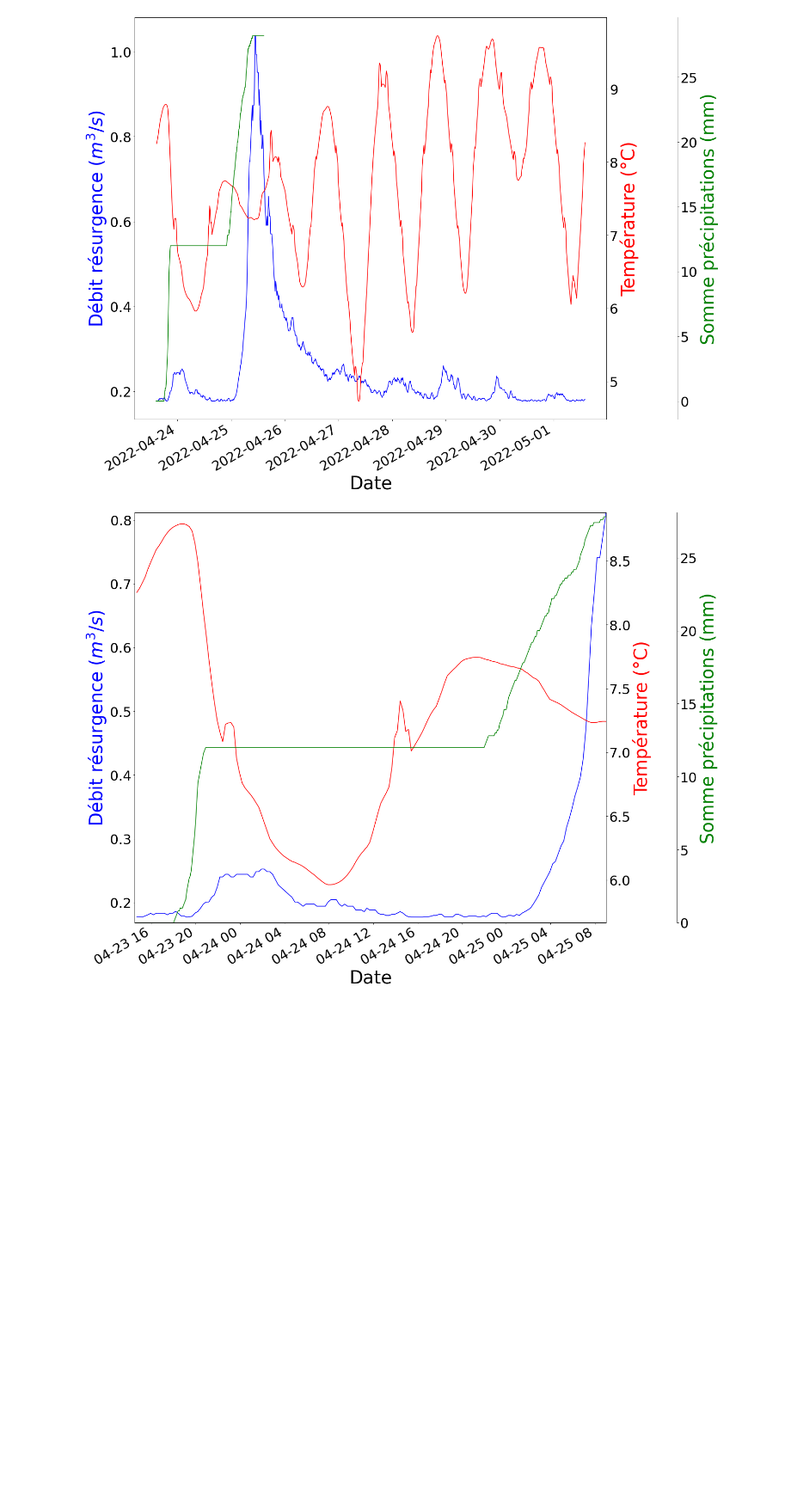
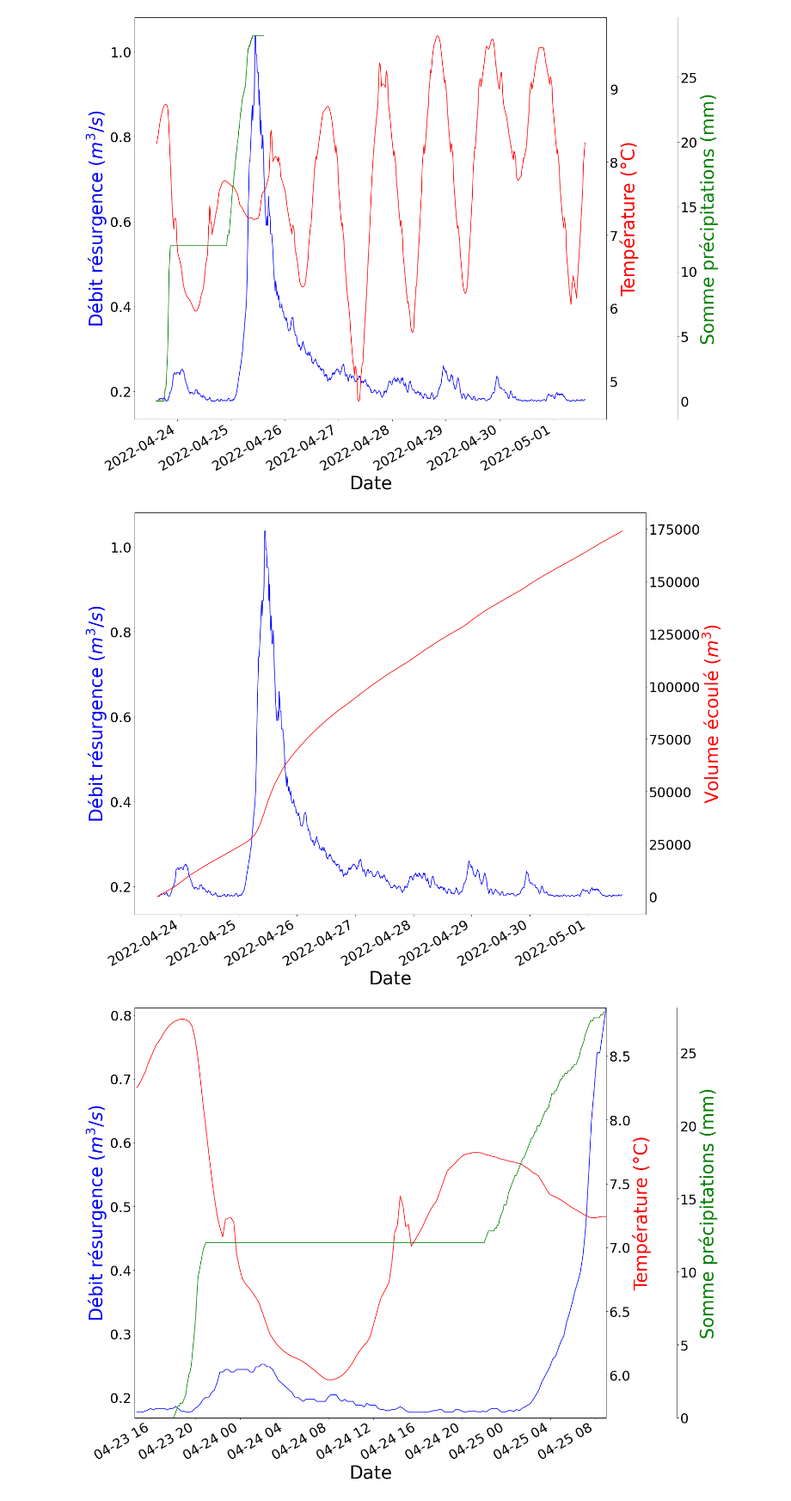
Before and after one commit to BenoitURRUTY/Data_tracage_avril22, a Jupyter notebook: Traçage.ipynb, the cells around one changed output. Shown at 86% size. Saved outputs shown, nothing was run; the diff lists cells and outputs as text; code cells hidden in the pictures; blank space fills up the shorter version.

```diff
--- a/Traçage.ipynb
+++ b/Traçage.ipynb
@@ -22,10 +22,12 @@ plt.rcParams.update(params)
 # Constante
 g=9.81#m/s2 accélération de la pesanteur
 rho=1000#kg/m3 densité eau
+dt=15*60 #s 15min en secondes
+M=0.539#kg Masse total de colorant
 # %%
 ## Import données reefnet
-R1=pd.read_csv('reefnet/Reefnet1.csv') # capteur dans l'eau
-R2=pd.read_csv('reefnet/Reefnet2.csv') # capteur en surface
+R1=pd.read_csv('Reefnet1.csv') # capteur dans l'eau
+R2=pd.read_csv('Reefnet2.csv') # capteur en surface
 R1['Date']=pd.to_datetime(R1['Date'], format = '%d/%m/%Y %H:%M:%S')
 R2['Date']=pd.to_datetime(R2['Date'], format = '%d/%m/%Y %H:%M:%S')
 R1.set_index('Date', inplace = True)
@@ -56,6 +58,15 @@ Q=pd.DataFrame({'Date':R1.index,'Hauteur (cm)':h,'Hauteur moyenne (cm)':h_mean,
 Q = Q[~(Q['Date'] < '2022-04-23 14:30:00')]
 Q = Q[~(Q['Date'] > '2022-05-01 14:15:00')]
 Q.set_index('Date', inplace = True)
+
+m=np.zeros(len(Q.index))
+for i in range(len(Q.index)):
+    if i==0:
+        m[0]=dt*Q['Débit résurgence (m3/s)'].values[i]
+    else:
+        m[i]=m[i-1]+dt*Q['Débit résurgence (m3/s)'].values[i]
+
+Q['Volume eau (m3)']=m
 # %% [markdown]
 ## Débits vs Météo
 # %%
@@ -105,6 +100,27 @@ plt.tight_layout()
 # plt.savefig('fluo/figure1.jpg')
 # %% [output]
 [figure]
+# %%
+fig=plt.figure()
+ax=plt.gca()
+
+ax1=ax.twinx()
+
+Q.plot(ax=ax,y="Débit résurgence (m3/s)",c='b',legend=False)
+Q.plot(ax=ax1,y="Volume eau (m3)",c='r',legend=False)
+
+ax.yaxis.label.set_color('b')
+ax1.yaxis.label.set_color('r')
+
+ax.set_ylabel(r'Débit résurgence ($m^3/s$)')
+ax1.set_ylabel(r'Volume écoulé ($m^3$)')
+
+fig.autofmt_xdate(bottom=0.2, rotation=30, ha='right', which='major')
+
+plt.tight_layout()
+plt.savefig('Volume_eau.jpg')
+# %% [output]
+[figure, added]
 # %%
 xlim=[datetime.datetime(2022, 4, 23,14,30,0), datetime.datetime(2022, 4,25,9,0,0)]
 
```
Also changed, not shown: parts of 6 cells of this notebook, 11 other files.
